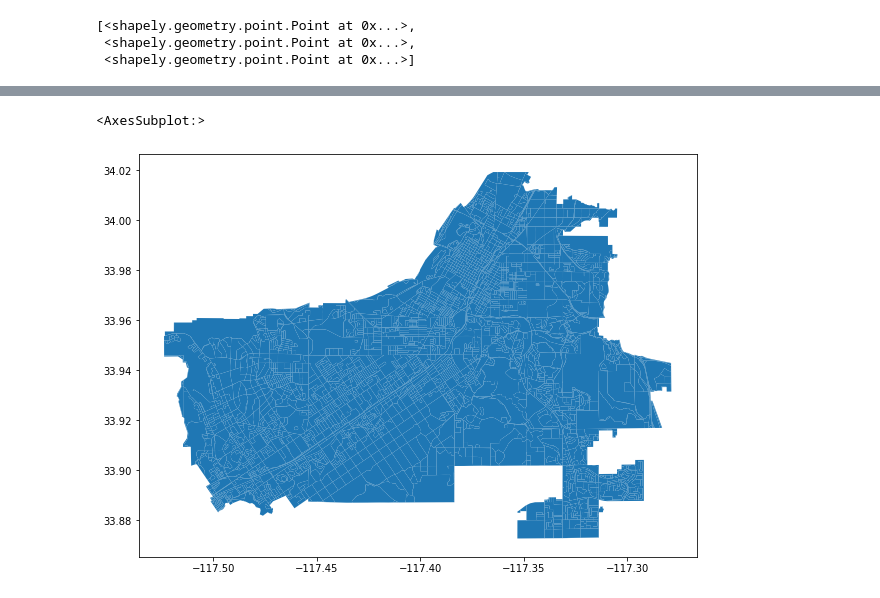
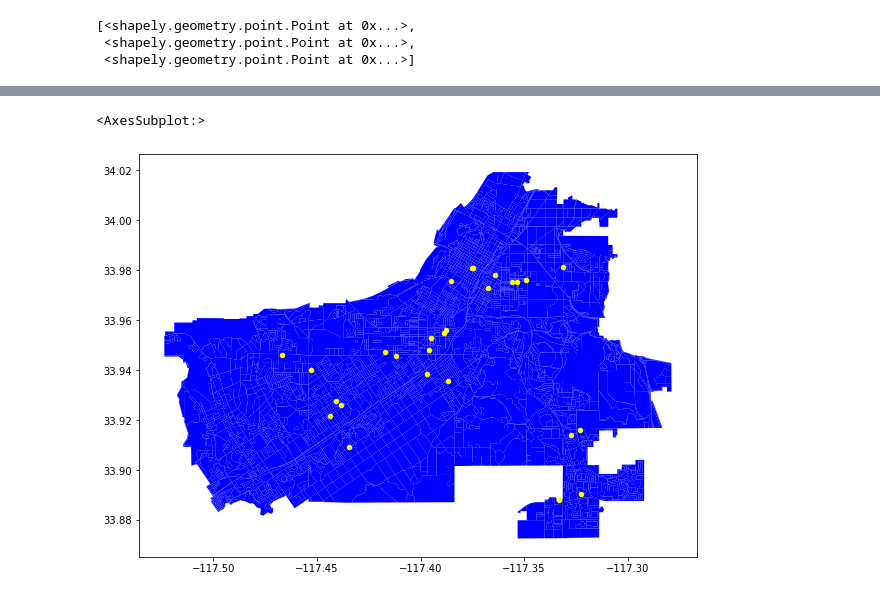
Before and after one commit to preetijuturu/riversidecitycovidtests, a Jupyter notebook: COVID-19 Testing Access in the City of Riverside.ipynb, the cells around one changed output, grey strips where cells are left out. Saved outputs shown, nothing was run; the diff lists cells and outputs as text; code cells hidden in the pictures.

Commit message:
shapely plotting fix

```diff
--- a/COVID-19 Testing Access in the City of Riverside.ipynb
+++ b/COVID-19 Testing Access in the City of Riverside.ipynb
@@ -74,7 +74,7 @@ df.head()
 | 3 | 4261 Park Ave Riverside, Ca 92507 | OptumServe Testing Site at Lincol... | 33.973132 | -117.367312 |
 | 4 | 4646 Brockton Ave Ste 102, Rivers... | Quest Diagnostics - Riverside 464... | 33.975884 | -117.385184 |
 # %%
-geometry = [Point(xy) for xy in zip(df["COORD_X"], df["COORD_Y"])]
+geometry = [Point(xy) for xy in zip(df["COORD_Y"],df["COORD_X"])]
 geometry[:3]
 # %% [output]
 [<shapely.geometry.point.Point at 0x...>,
@@ -93,6 +103,7 @@ geo_df.head()
 # %%
-rivpop.plot(figsize=(10,10))
-geo_df.plot(ax=ax,color='yellow', markersize = 5, figsize=(10,10))
+fig, ax = pat.subplots(figsize=(10,10))
+rivpop.plot(ax=ax, color='blue', markersize = 5, figsize=(10,10))
+geo_df.plot(ax=ax, color='yellow', markersize = 20)
 # %% [output]
 <AxesSubplot:>
-[figure, old version]
+[figure, new version]
```
Also changed, not shown: parts of 4 cells of this notebook.
